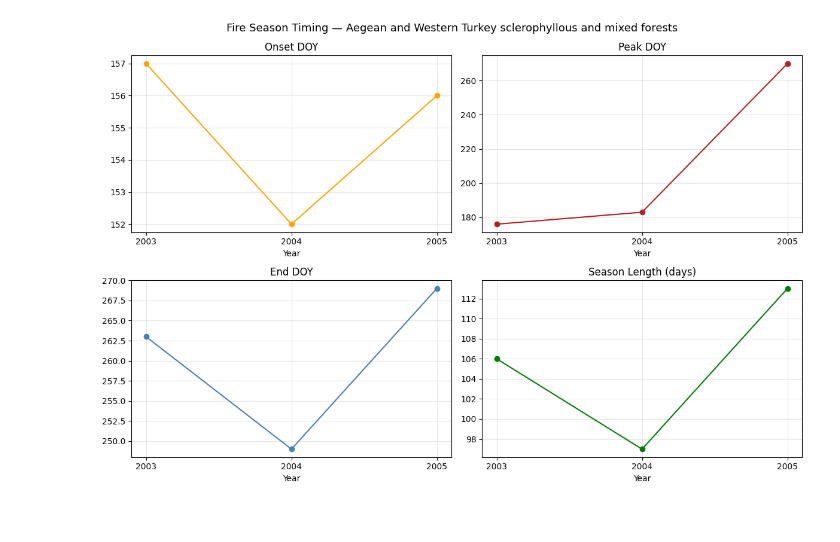
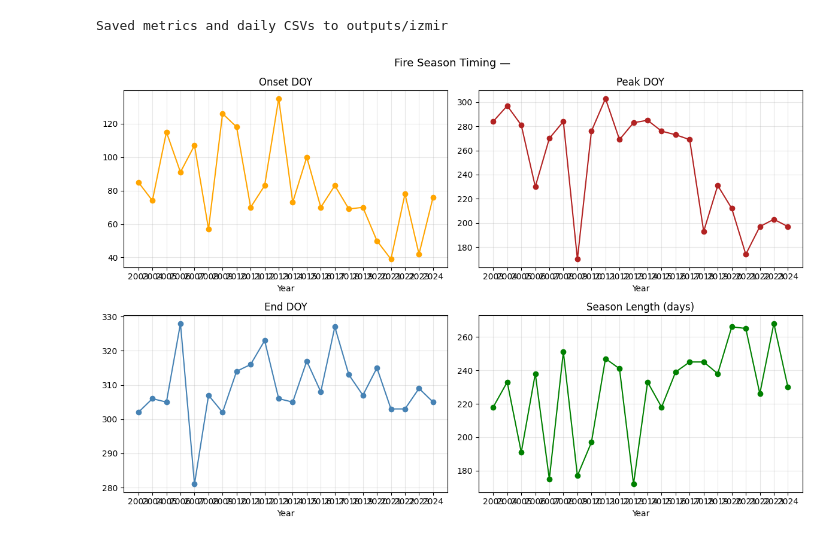
Before and after one commit to ismailbekar/TGPF, a Jupyter notebook: 00_EDA.ipynb, the cells around one changed output. Cells and saved outputs as stored; diff of their text form; code cells hidden in the pictures.

```diff
--- a/00_EDA.ipynb
+++ b/00_EDA.ipynb
@@ -138,7 +158,7 @@ def compute_timing_metrics(df, year):
 
     onset_doy  = int(onset_rows.iloc[0]['doy'])
     end_doy    = int(end_rows.iloc[0]['doy'])
-    length     = end_doy - onset_doy
+    length     = end_doy - onset_doy + 1
 
     return {
         'year'         : year,
@@ -157,18 +177,23 @@ print(metrics_2008)
 # %%
 # Run all years and collect results ----------------------------------------------------------------
-YEARS = list(range(2003, 2006))  # short range for prototype, extend to 2025 later
+YEARS = list(range(2003, 2025))
 
 all_daily = {}
 all_metrics = []
 
-for year in YEARS:
-    print(f'Processing {year}...')
+for i, year in enumerate(YEARS):
+    t0 = time.time()
+    print(f'Processing {year}... ({i+1}/{len(YEARS)})')
+
     df_year = get_daily_counts(eco_geometry, year)
     all_daily[year] = df_year
     metrics = compute_timing_metrics(df_year, year)
     if metrics is not None:
         all_metrics.append(metrics)
 
+    elapsed = time.time() - t0
+    print(f'  → done in {elapsed:.1f}s')
+
 metrics_df = pd.DataFrame(all_metrics)
 print(metrics_df)
 # %% [output]
@@ -182,28 +217,43 @@ Processing 2005...
+# %%
+# Save outputs to Google Drive (or local path)
+output_dir = 'outputs/izmir'
+os.makedirs(output_dir, exist_ok=True)
+
+# Save the summary metrics table
+metrics_df.to_csv(f'{output_dir}/metrics_izmir.csv', index=False)
+
+# Save each year's daily counts as a separate CSV
+for year, df_year in all_daily.items():
+    df_year.to_csv(f'{output_dir}/daily_{year}_izmir.csv', index=False)
+
+print('Saved metrics and daily CSVs to', output_dir)
+# %% [output]
+Saved metrics and daily CSVs to outputs/izmir
 # %%
 # Plot timing metrics across years
 metrics_df['year'] = metrics_df['year'].astype(int)
 
 fig, axes = plt.subplots(2, 2, figsize=(12, 8))
-fig.suptitle(f'Fire Season Timing — {ECO_NAME}', fontsize=13)
+fig.suptitle(f'Fire Season Timing —', fontsize=13)
 
 axes[0, 0].plot(metrics_df['year'], metrics_df['onset_doy'],     marker='o', color='orange')
 axes[0, 0].set_title('Onset DOY')
 
 axes[0, 1].plot(metrics_df['year'], metrics_df['peak_doy'],      marker='o', color='firebrick')
 axes[0, 1].set_title('Peak DOY')
 
 axes[1, 0].plot(metrics_df['year'], metrics_df['end_doy'],       marker='o', color='steelblue')
 axes[1, 0].set_title('End DOY')
 
 axes[1, 1].plot(metrics_df['year'], metrics_df['season_length'], marker='o', color='green')
 axes[1, 1].set_title('Season Length (days)')
 
 for ax in axes.flatten():
     ax.set_xlabel('Year')
     ax.set_xticks(metrics_df['year'])
     ax.grid(True, alpha=0.3)
 
 plt.tight_layout()
 plt.show()
 # %% [output]
-[figure, old version]
+[figure, new version]
```
Also changed, not shown: parts of 9 cells of this notebook, 1 other file.
